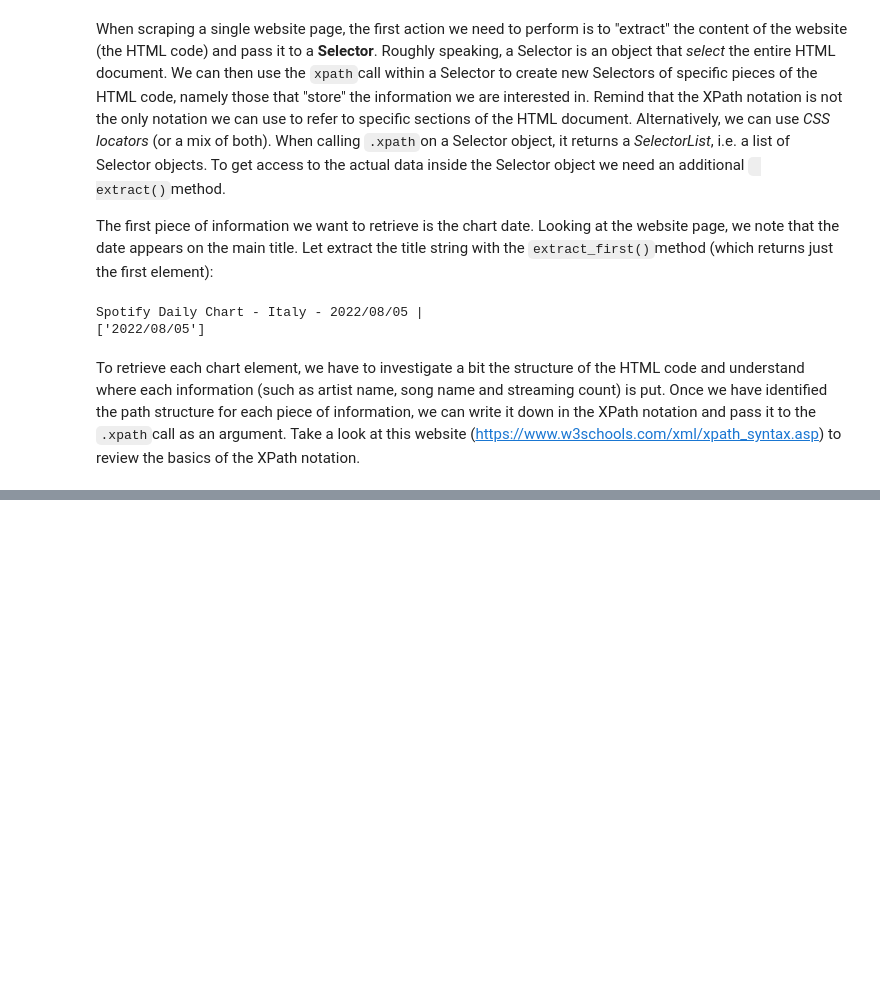
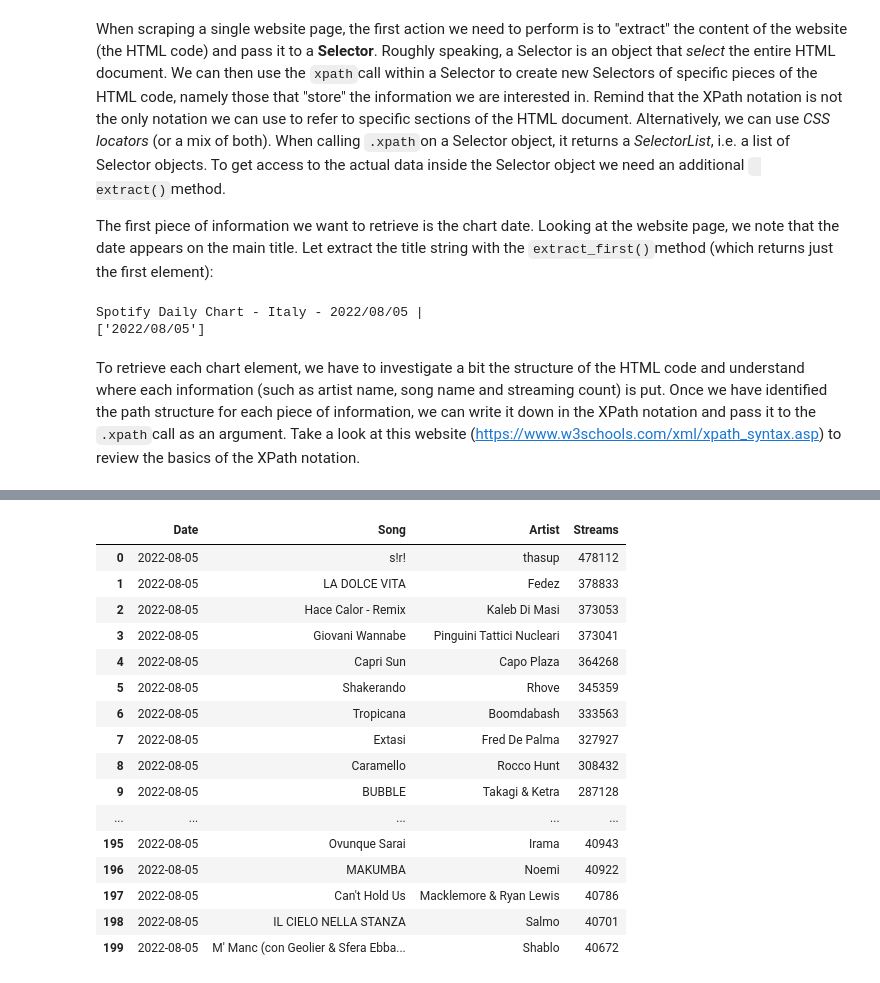
Before and after one commit to mirko-leccese/Scraping-Spotify-Chart-with-Python, a Jupyter notebook: scrapy-spoty.ipynb, the cells around one changed output, grey strips where cells are left out. Drawn from its saved outputs; the diff is of its cells as text; code cells hidden in the pictures; blank space fills up the shorter version.

```diff
--- a/scrapy-spoty.ipynb
+++ b/scrapy-spoty.ipynb
@@ -16,6 +16,13 @@ import requests
 import re
 import pandas as pd
 
+# Setting customized displaying options for Pandas DataFrame
+pd.set_option('display.max_rows', None)
+pd.set_option('display.max_columns', None)
+pd.set_option('display.width', 1000)
+pd.set_option('display.colheader_justify', 'center')
+pd.set_option('display.precision', 3)
+
 # Making a GET request
 url = 'https://kworb.net/spotify/country/it_daily.html'
 html = requests.get(url).content
@@ -57,10 +68,27 @@ streams_list = [ int(x.replace(",", "")) for x in streams_list_str]
 # %%
-# Creating a column of dates
+# Creating a date column
 date_list = [datetime.strptime(date[0], "%Y/%m/%d") for i in range(len(songs_list))]
 
+# Zipping columns and defining a DataFrame
 chart_cols = list(zip(date_list, songs_list,artist_list,streams_list))
+chart_df = pd.DataFrame(chart_cols, columns=['Date','Song', 'Artist', 'Streams'])
 
-all_charts = pd.DataFrame(chart_cols, columns=['Date','Song', 'Artist', 'Streams'])
-
-# Filtering just the top 50:
-top50 = all_charts.sort_values('Streams', ascending=False).head(50)
+chart_df
+# %% [output]
+|  | Date | Song | Artist | Streams |
+| 0 | 2022-08-05 | s!r! | thasup | 478112 |
+| 1 | 2022-08-05 | LA DOLCE VITA | Fedez | 378833 |
+| 2 | 2022-08-05 | Hace Calor - Remix | Kaleb Di Masi | 373053 |
+| 3 | 2022-08-05 | Giovani Wannabe | Pinguini Tattici Nucleari | 373041 |
+| 4 | 2022-08-05 | Capri Sun | Capo Plaza | 364268 |
+| 5 | 2022-08-05 | Shakerando | Rhove | 345359 |
+| 6 | 2022-08-05 | Tropicana | Boomdabash | 333563 |
+| 7 | 2022-08-05 | Extasi | Fred De Palma | 327927 |
+| 8 | 2022-08-05 | Caramello | Rocco Hunt | 308432 |
+| 9 | 2022-08-05 | BUBBLE | Takagi & Ketra | 287128 |
+| ... | ... | ... | ... | ... |
+| 195 | 2022-08-05 | Ovunque Sarai | Irama | 40943 |
+| 196 | 2022-08-05 | MAKUMBA | Noemi | 40922 |
+| 197 | 2022-08-05 | Can't Hold Us | Macklemore & Ryan Lewis | 40786 |
+| 198 | 2022-08-05 | IL CIELO NELLA STANZA | Salmo | 40701 |
+| 199 | 2022-08-05 | M' Manc (con Geolier & Sfera Ebba... | Shablo | 40672 |
```
Also changed, not shown: parts of 6 cells of this notebook.
